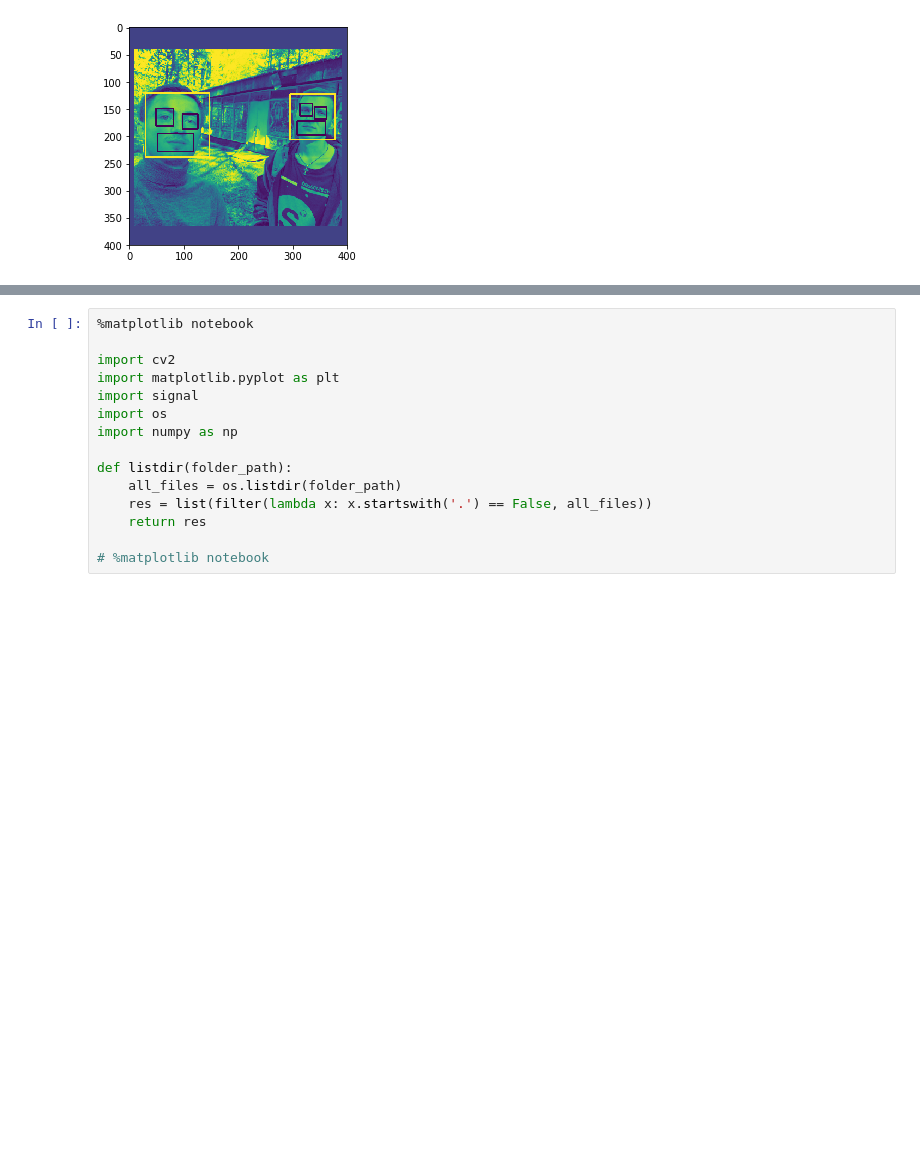
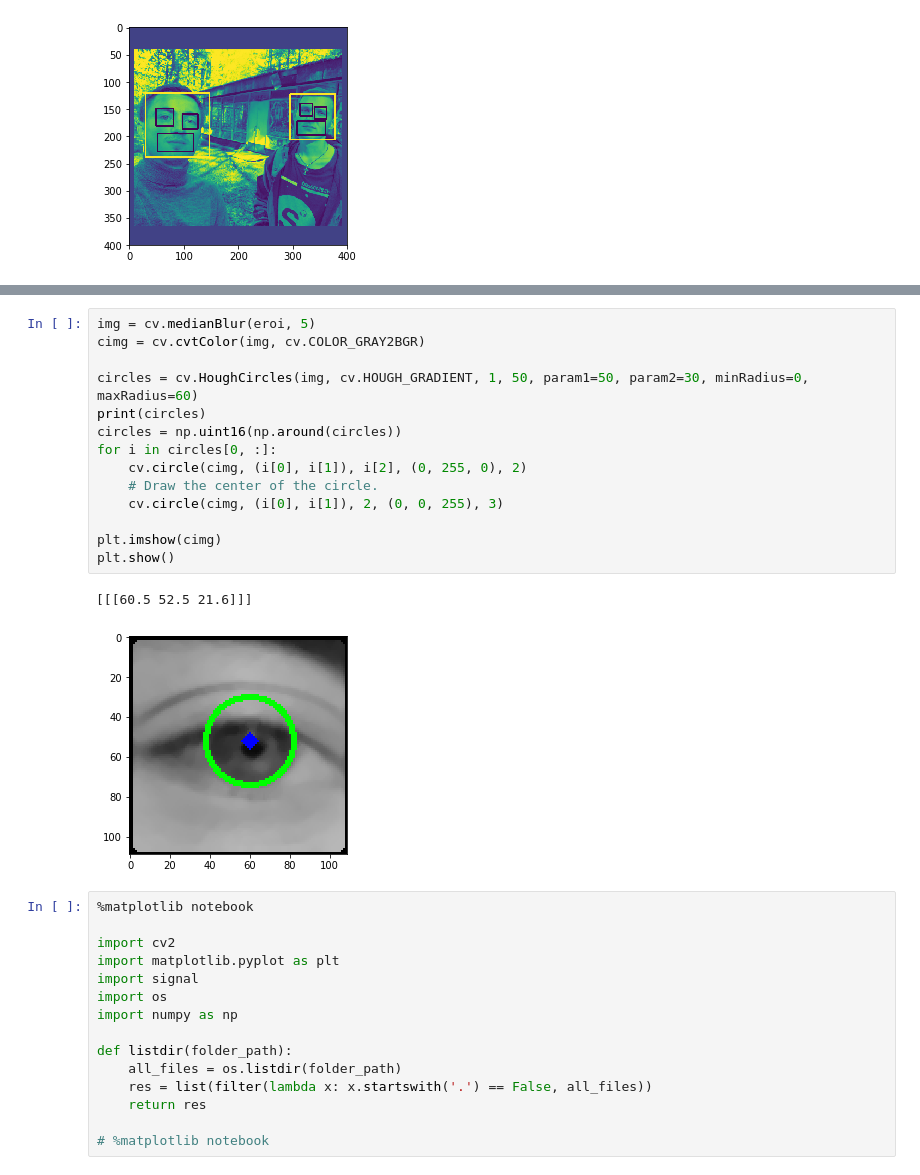
Before and after one commit to akarazeevprojects/ComputerVision, a Jupyter notebook: dev2.ipynb, the cells around one changed output, grey strips where cells are left out. Drawn from its saved outputs; the diff is of its cells as text; blank space fills up the shorter version.

```diff
--- a/dev2.ipynb
+++ b/dev2.ipynb
@@ -97,3 +140,20 @@ SMILES [[22 74 66 33]]
+# %%
+img = cv.medianBlur(eroi, 5)
+cimg = cv.cvtColor(img, cv.COLOR_GRAY2BGR)
+
+circles = cv.HoughCircles(img, cv.HOUGH_GRADIENT, 1, 50, param1=50, param2=30, minRadius=0, maxRadius=60)
+print(circles)
+circles = np.uint16(np.around(circles))
+for i in circles[0, :]:
+    cv.circle(cimg, (i[0], i[1]), i[2], (0, 255, 0), 2)
+    # Draw the center of the circle.
+    cv.circle(cimg, (i[0], i[1]), 2, (0, 0, 255), 3)
+
+plt.imshow(cimg)
+plt.show()
+# %% [output]
+[[[60.5 52.5 21.6]]]
+[figure, added]
 # %%
 %matplotlib notebook
 
```
Also changed, not shown: parts of 3 cells of this notebook, 2 other files.
